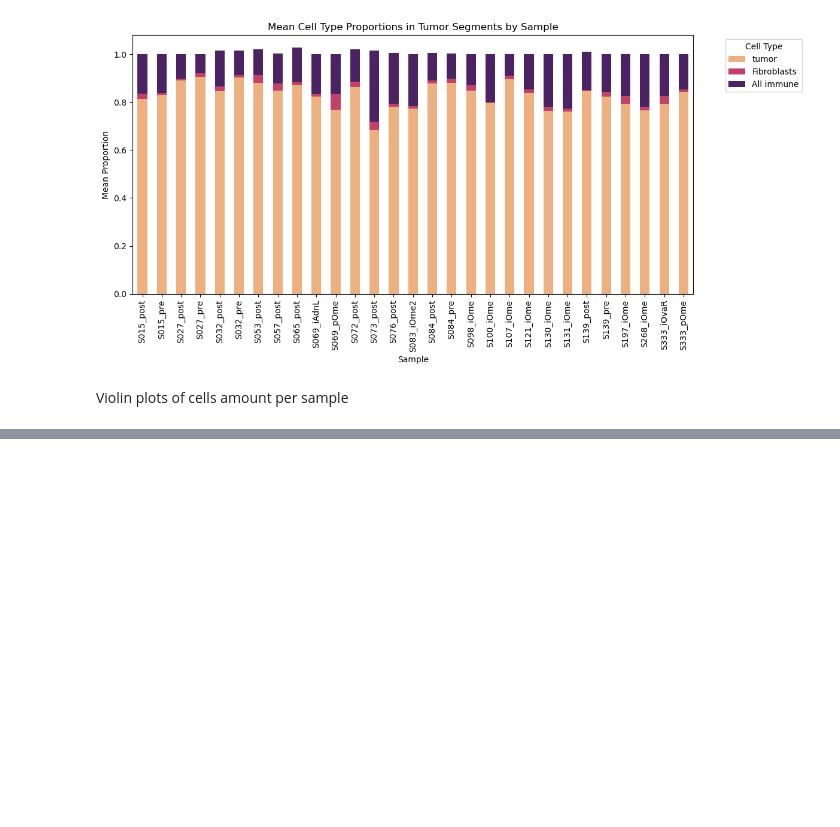
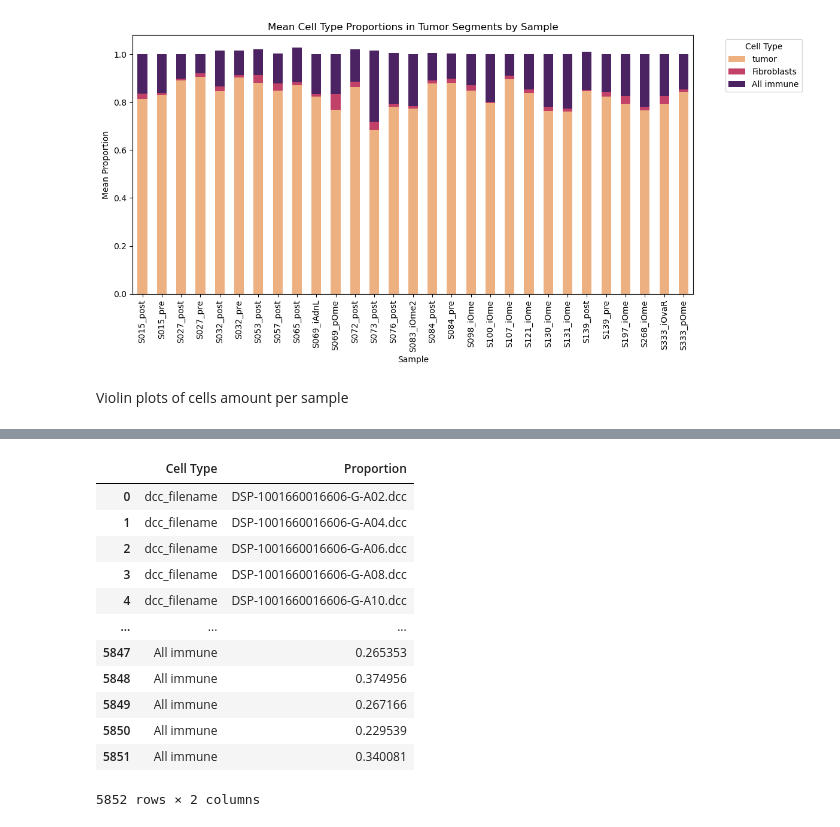
Before and after one commit to farkkilab/GeoFibroMax, a Jupyter notebook: batch_merged/merged_analysis.ipynb, the cells around one changed output, grey strips where cells are left out. Cells and saved outputs as stored; diff of their text form; code cells hidden in the pictures; blank space fills up the shorter version.

```diff
--- a/batch_merged/merged_analysis.ipynb
+++ b/batch_merged/merged_analysis.ipynb
@@ -288,0 +327,16 @@ stromal_data
+# %%
+stromal_data_melted
+# %% [output]
+|  | Cell Type | Proportion |
+| 0 | dcc_filename | DSP-1001660016606-G-A02.dcc |
+| 1 | dcc_filename | DSP-1001660016606-G-A04.dcc |
+| 2 | dcc_filename | DSP-1001660016606-G-A06.dcc |
+| 3 | dcc_filename | DSP-1001660016606-G-A08.dcc |
+| 4 | dcc_filename | DSP-1001660016606-G-A10.dcc |
+| ... | ... | ... |
+| 5847 | All immune | 0.265353 |
+| 5848 | All immune | 0.374956 |
+| 5849 | All immune | 0.267166 |
+| 5850 | All immune | 0.229539 |
+| 5851 | All immune | 0.340081 |
+5852 rows × 2 columns
```
Also changed, not shown: parts of 3 cells of this notebook.
